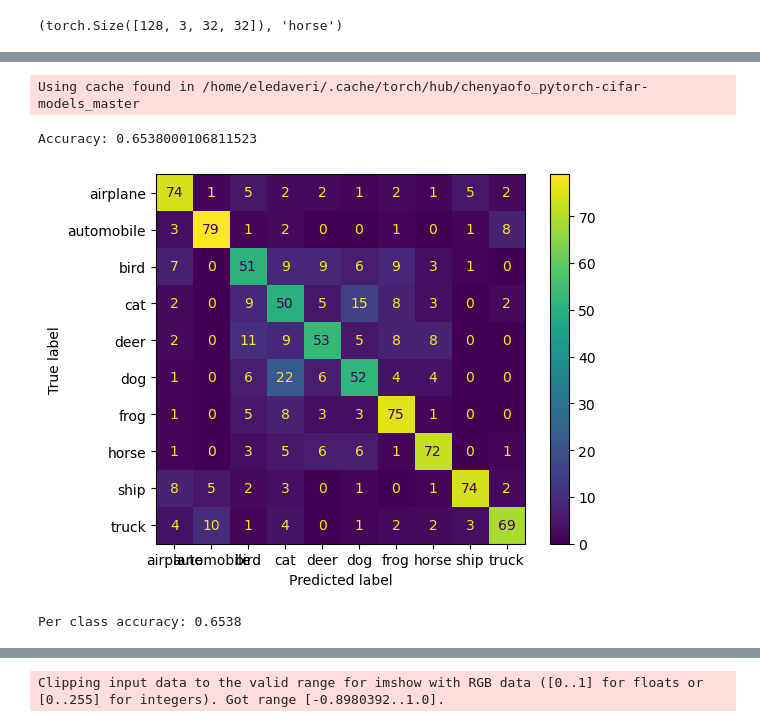
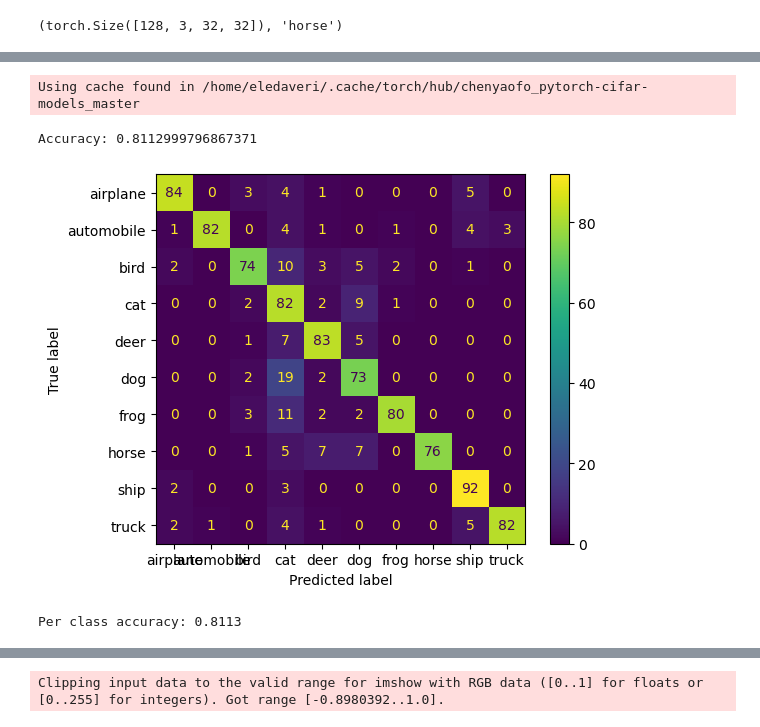
Before and after one commit to eledaveri/DLALabs, a Jupyter notebook: Lab4/Lab4_OOD_2025.ipynb, the cells around one changed output, grey strips where cells are left out. Saved outputs shown, nothing was run; the diff lists cells and outputs as text; code cells hidden in the pictures.

```diff
--- a/Lab4/Lab4_OOD_2025.ipynb
+++ b/Lab4/Lab4_OOD_2025.ipynb
@@ -317,37 +313,37 @@ if load_resnet:
     model_resnet.cuda()
     y_gt, y_pred = [], []
     for it, data in enumerate (testloader):
         x, y = data
         x, y = x.to(device), y.to(device)
 
-        yp = model(x)
+        yp = model_resnet(x)
 
         y_pred.append(yp.argmax(1))
         y_gt.append(y)
 
     y_pred_t = torch.cat(y_pred)
     y_gt_t = torch.cat(y_gt)
 
     accuracy = sum(y_pred_t == y_gt_t)/len(y_gt_t)
     print(f'Accuracy: {accuracy}')
 
     cm = metrics.confusion_matrix(y_gt_t.cpu(), y_pred_t.cpu())
 
     cmn = cm.astype(np.float32)
     cmn/=cmn.sum(1)
 
     cmn = (100*cmn).astype(np.int32)
     disp = metrics.ConfusionMatrixDisplay(cmn, display_labels=testset.classes)
     disp.plot()
     plt.show()
     cmn = cm.astype(np.float32)
     cmn/=cmn.sum(1)
     print(f'Per class accuracy: {np.diag(cmn).mean():.4f}')
 # %% [output]
 Using cache found in /home/eledaveri/.cache/torch/hub/chenyaofo_pytorch-cifar-models_master
-Accuracy: 0.6538000106811523
+Accuracy: 0.8112999796867371
-[figure, old version]
+[figure, new version]
-Per class accuracy: 0.6538
+Per class accuracy: 0.8113
 # %%
 #test the model on test data collecting all predictions
 model.eval()
```
Also changed, not shown: parts of 19 cells of this notebook, 1 other file.
